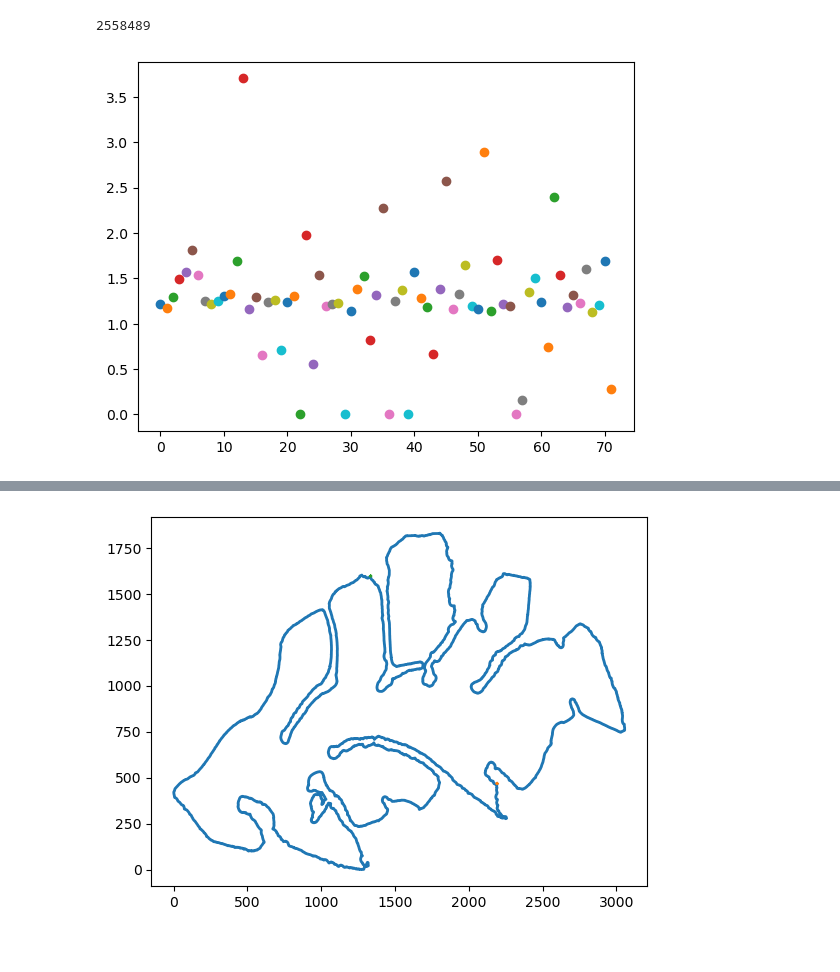
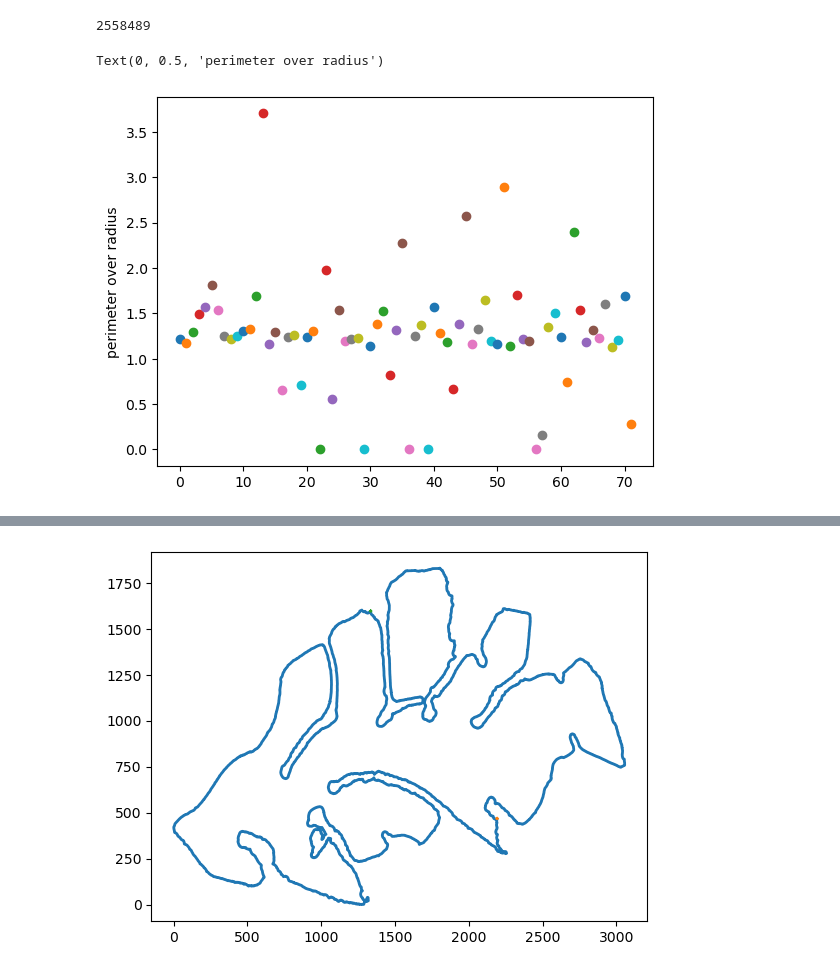
Before and after one commit to potsci/random_projects, a Jupyter notebook: find_eutectic_isles.ipynb, the cells around one changed output, grey strips where cells are left out. Cells and saved outputs as stored; diff of their text form; code cells hidden in the pictures.

```diff
--- a/find_eutectic_isles.ipynb
+++ b/find_eutectic_isles.ipynb
@@ -250,10 +250,12 @@ regions[13].area
 # %%
 i=0
 l_list=[]
 for region in regions:
     plt.scatter(i,(region.perimeter)/(region.equivalent_diameter_area*3.1415))
     if(region.perimeter)/(region.equivalent_diameter_area*3.1415)>1.5:
         l_list.append(region.label)
     i=i+1
+plt.ylabel('perimeter over radius')
 # %% [output]
+Text(0, 0.5, 'perimeter over radius')
-[figure, old version]
+[figure, new version]
```
Also changed, not shown: parts of 2 cells of this notebook.
